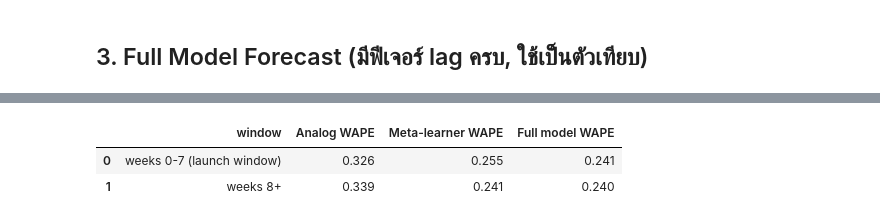
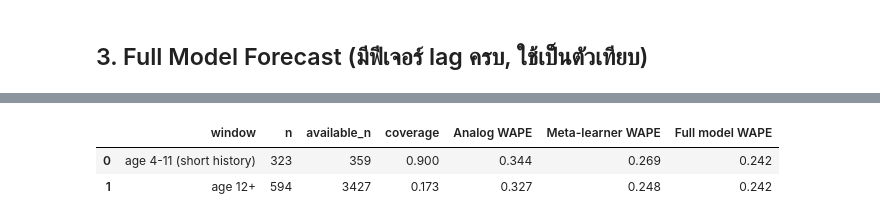
Before and after one commit to thitiwutsuk/Forecasting-FMCG-Daily-Sales, a Jupyter notebook: notebooks/04_cold_start/10_cold_start.ipynb, the cells around one changed output, grey strips where cells are left out. Cells and saved outputs as stored; diff of their text form; code cells hidden in the pictures.

```diff
--- a/notebooks/04_cold_start/10_cold_start.ipynb
+++ b/notebooks/04_cold_start/10_cold_start.ipynb
@@ -55,6 +57,5 @@ unchanged from before this safeguard was added, but the check now runs regardles
 # %%
-analog_df = analog_forecast(df, COLD_START_SKUS, sku_attrs)
-print('SKU ที่จับคู่ analog กันได้:')
-print(analog_df[['sku', 'analog_sku']].drop_duplicates().to_string(index=False))
-print(f'coverage: {analog_df.pred_analog.notna().mean():.1%}')
+analog_df = analog_forecast(df, COLD_START_SKUS, sku_attrs, daily=daily)
+print(analog_df[['sku', 'analog_sku', 'train_cutoff']].drop_duplicates().to_string(index=False))
+print(f'Analog coverage: {analog_df.pred_analog.notna().mean():.1%}')
 # %% [output]
@@ -122,13 +128,12 @@ curve.round(3)
 # %%
-MATURE_BENCHMARK_WAPE = 0.224  # Global pooled LightGBM CV average, from Phase 7 (different validation protocol — see note above)
-
 fig, ax = plt.subplots(figsize=(10, 6))
 for col, color in [('Analog', '#DD8452'), ('Meta-learner', '#4C72B0'), ('Full model', '#55A868')]:
-    ax.plot(curve.weeks_since_launch, curve[col], marker='o', label=col, color=color)
-ax.axhline(MATURE_BENCHMARK_WAPE, color='gray', linestyle='--', linewidth=1.5, label='Mature-SKU reference, Phase 7 CV WAPE (different protocol — not directly comparable)')
-ax.set_xlabel('weeks since first appearance in the modeling table')
+    ax.plot(curve.sku_age, curve[col], marker='o', label=col, color=color)
+ax.set_xticks(curve.sku_age)
+ax.set_xticklabels(curve.age_label)
+ax.set_xlabel('SKU age in weeks (24+ is pooled; common prediction rows only)')
 ax.set_ylabel('WAPE')
-ax.set_title('Phase 10 — Cold-start accuracy curve')
+ax.set_title('Frozen launch-time models — unseen SKU with short history')
 ax.legend()
 plt.tight_layout()
 plt.savefig('../../reports/figures/phase10_cold_start_curve.png', dpi=120)
@@ -140,18 +148,17 @@ plt.show()
 # %%
 summary_rows = []
-for label, cond_col in [('weeks 0-7 (launch window)', lambda d: d.weeks_since_launch < 8), ('weeks 8+ ', lambda d: d.weeks_since_launch >= 8)]:
-    a = analog_df[cond_col(analog_df)].dropna(subset=['pred_analog'])
-    m = meta_df[cond_col(meta_df)]
-    f = full_df[cond_col(full_df)]
-    summary_rows.append({
-        'window': label,
-        'Analog WAPE': score_all(a.target_next_week.values, a.pred_analog.values)['WAPE'],
-        'Meta-learner WAPE': score_all(m.target_next_week.values, m.pred_meta_learner.values)['WAPE'],
-        'Full model WAPE': score_all(f.target_next_week.values, f.pred_full_model.values)['WAPE'],
-    })
-pd.DataFrame(summary_rows).round(3)
+for label, lower, upper in [('age 4-11 (short history)', 4, 12), ('age 12+', 12, np.inf)]:
+    available = scored[(scored.sku_age >= lower) & (scored.sku_age < upper)]
+    shared = common[(common.sku_age >= lower) & (common.sku_age < upper)]
+    row = {'window': label, 'n': len(shared), 'available_n': len(available),
+           'coverage': len(shared) / len(available)}
+    for name, col in zip(['Analog WAPE', 'Meta-learner WAPE', 'Full model WAPE'], pred_cols):
+        row[name] = score_all(shared.target_next_week, shared[col])['WAPE'] if len(shared) else np.nan
+    summary_rows.append(row)
+summary = pd.DataFrame(summary_rows)
+summary.round(3)
 # %% [output]
-|  | window | Analog WAPE | Meta-learner WAPE | Full model WAPE |
-| 0 | weeks 0-7 (launch window) | 0.326 | 0.255 | 0.241 |
-| 1 | weeks 8+ | 0.339 | 0.241 | 0.240 |
+|  | window | n | available_n | coverage | Analog WAPE | Meta-learner WAPE | Full model WAPE |
+| 0 | age 4-11 (short history) | 323 | 359 | 0.900 | 0.344 | 0.269 | 0.242 |
+| 1 | age 12+ | 594 | 3427 | 0.173 | 0.327 | 0.248 | 0.242 |
 # %% [markdown]
```
Also changed, not shown: parts of 12 cells of this notebook, 4 other files.
